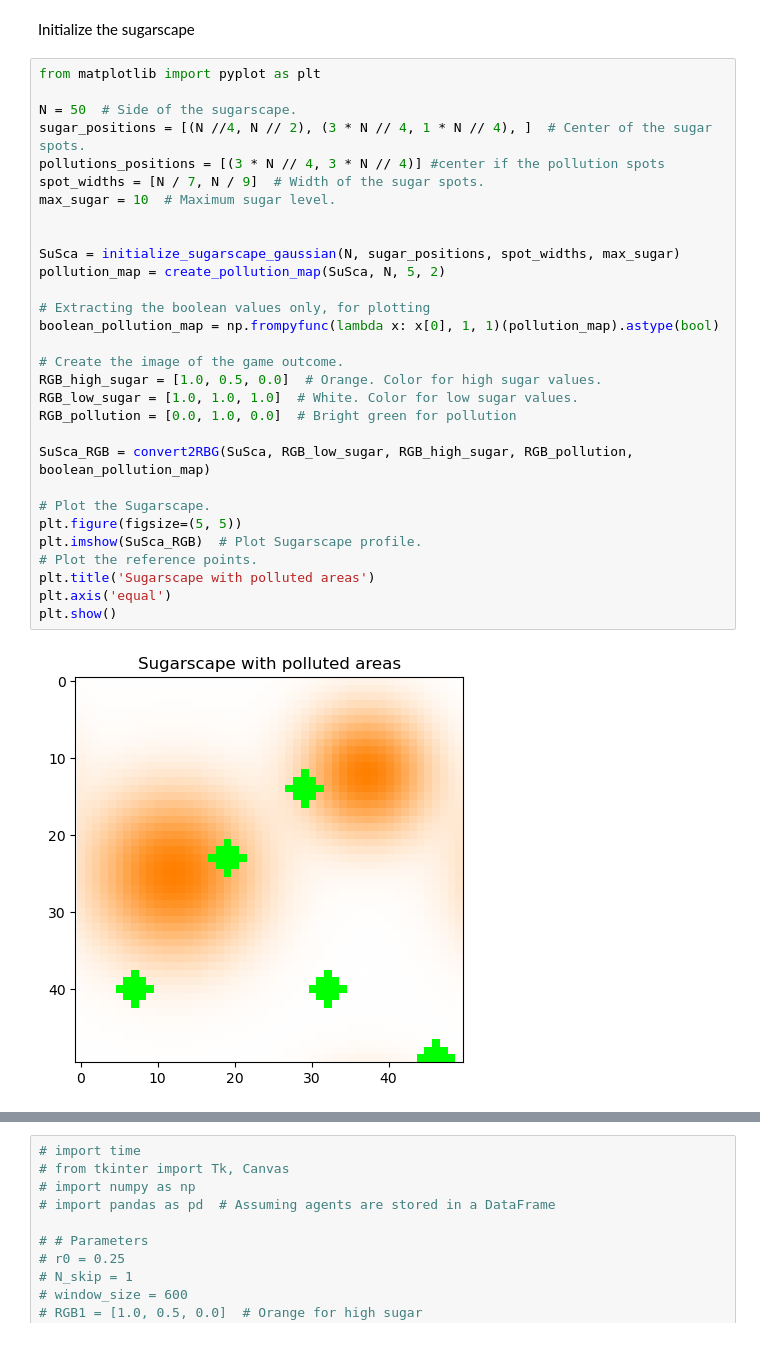
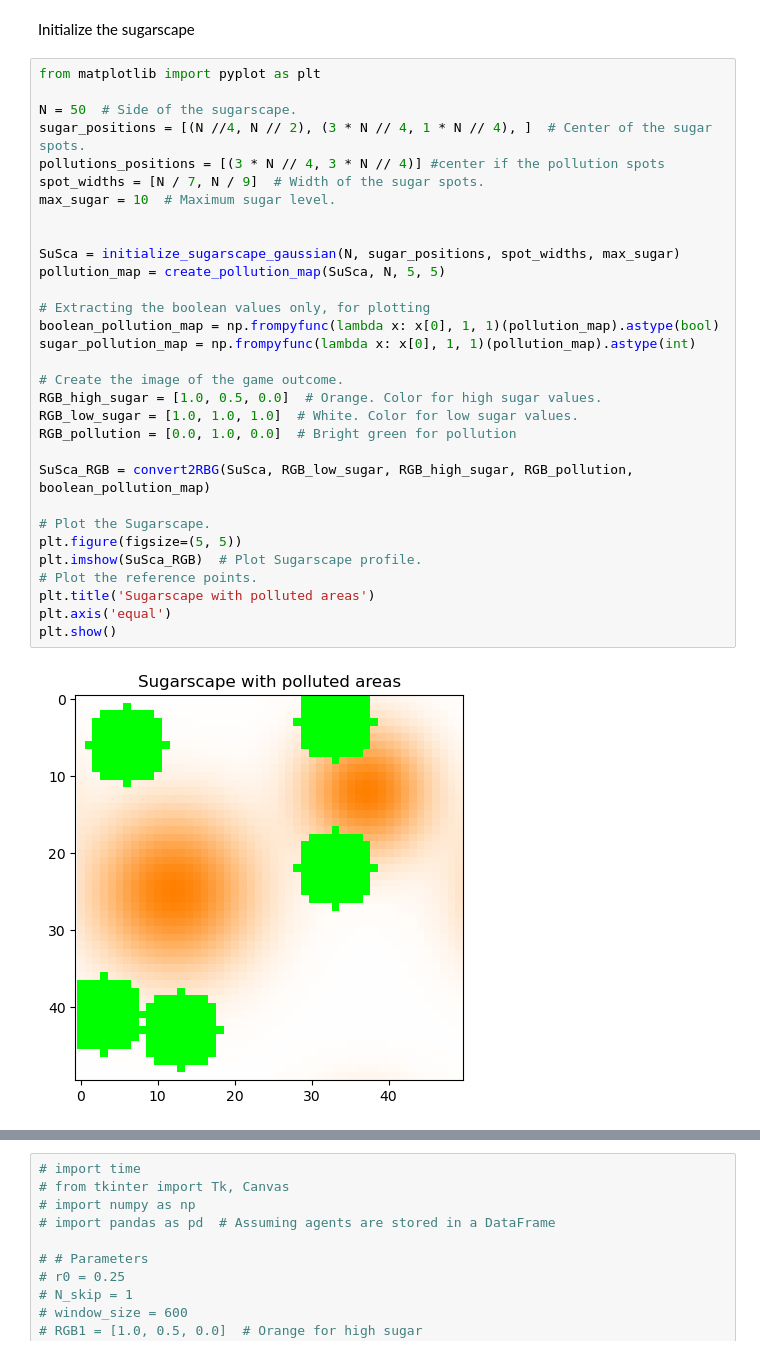
Before and after one commit to Sagoos/FFR120_group_project_12, a Jupyter notebook: Individual Folders/Adam/Eric & Adam Pollution Version.ipynb, the cells around one changed output, grey strips where cells are left out. Saved outputs shown, nothing was run; the diff lists cells and outputs as text.

```diff
--- a/Individual Folders/Adam/Eric & Adam Pollution Version.ipynb
+++ b/Individual Folders/Adam/Eric & Adam Pollution Version.ipynb
@@ -416,35 +445,36 @@ Initialize the sugarscape
 # %%
 from matplotlib import pyplot as plt
 
 N = 50  # Side of the sugarscape.
 sugar_positions = [(N //4, N // 2), (3 * N // 4, 1 * N // 4), ]  # Center of the sugar spots.
 pollutions_positions = [(3 * N // 4, 3 * N // 4)] #center if the pollution spots
 spot_widths = [N / 7, N / 9]  # Width of the sugar spots.
 max_sugar = 10  # Maximum sugar level.
 
 
 SuSca = initialize_sugarscape_gaussian(N, sugar_positions, spot_widths, max_sugar)
-pollution_map = create_pollution_map(SuSca, N, 5, 2)
+pollution_map = create_pollution_map(SuSca, N, 5, 5)
 
 # Extracting the boolean values only, for plotting
 boolean_pollution_map = np.frompyfunc(lambda x: x[0], 1, 1)(pollution_map).astype(bool)
+sugar_pollution_map = np.frompyfunc(lambda x: x[0], 1, 1)(pollution_map).astype(int)
 
 # Create the image of the game outcome.
 RGB_high_sugar = [1.0, 0.5, 0.0]  # Orange. Color for high sugar values.
 RGB_low_sugar = [1.0, 1.0, 1.0]  # White. Color for low sugar values.
 RGB_pollution = [0.0, 1.0, 0.0]  # Bright green for pollution
 
 SuSca_RGB = convert2RBG(SuSca, RGB_low_sugar, RGB_high_sugar, RGB_pollution, boolean_pollution_map)
 
 # Plot the Sugarscape.
 plt.figure(figsize=(5, 5))
 plt.imshow(SuSca_RGB)  # Plot Sugarscape profile.
 # Plot the reference points.
 plt.title('Sugarscape with polluted areas')
 plt.axis('equal')
 plt.show()
 # %% [output]
-[figure, old version]
+[figure, new version]
 # %%
 from random import sample
 
```
Also changed, not shown: parts of 5 cells of this notebook, 1 other file.
